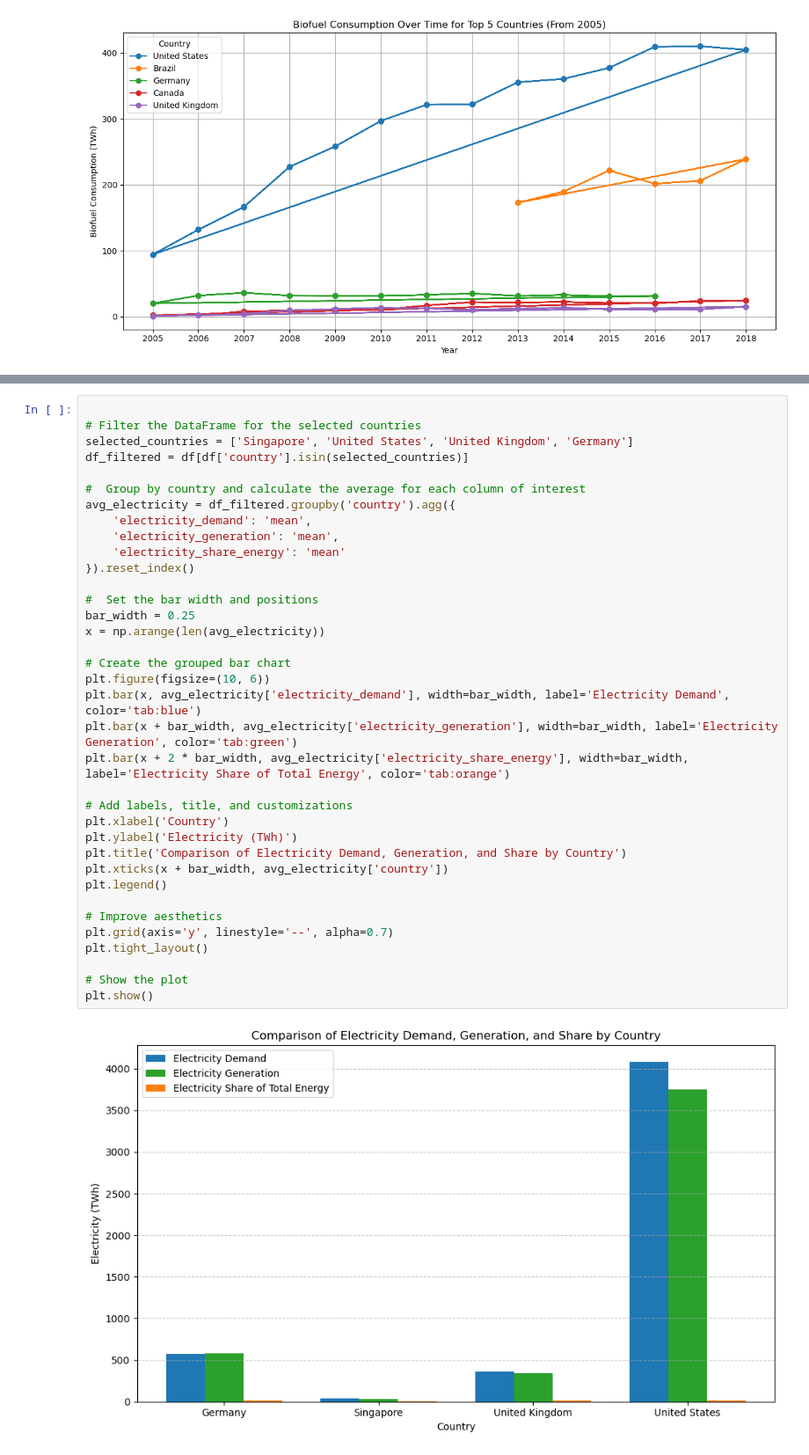
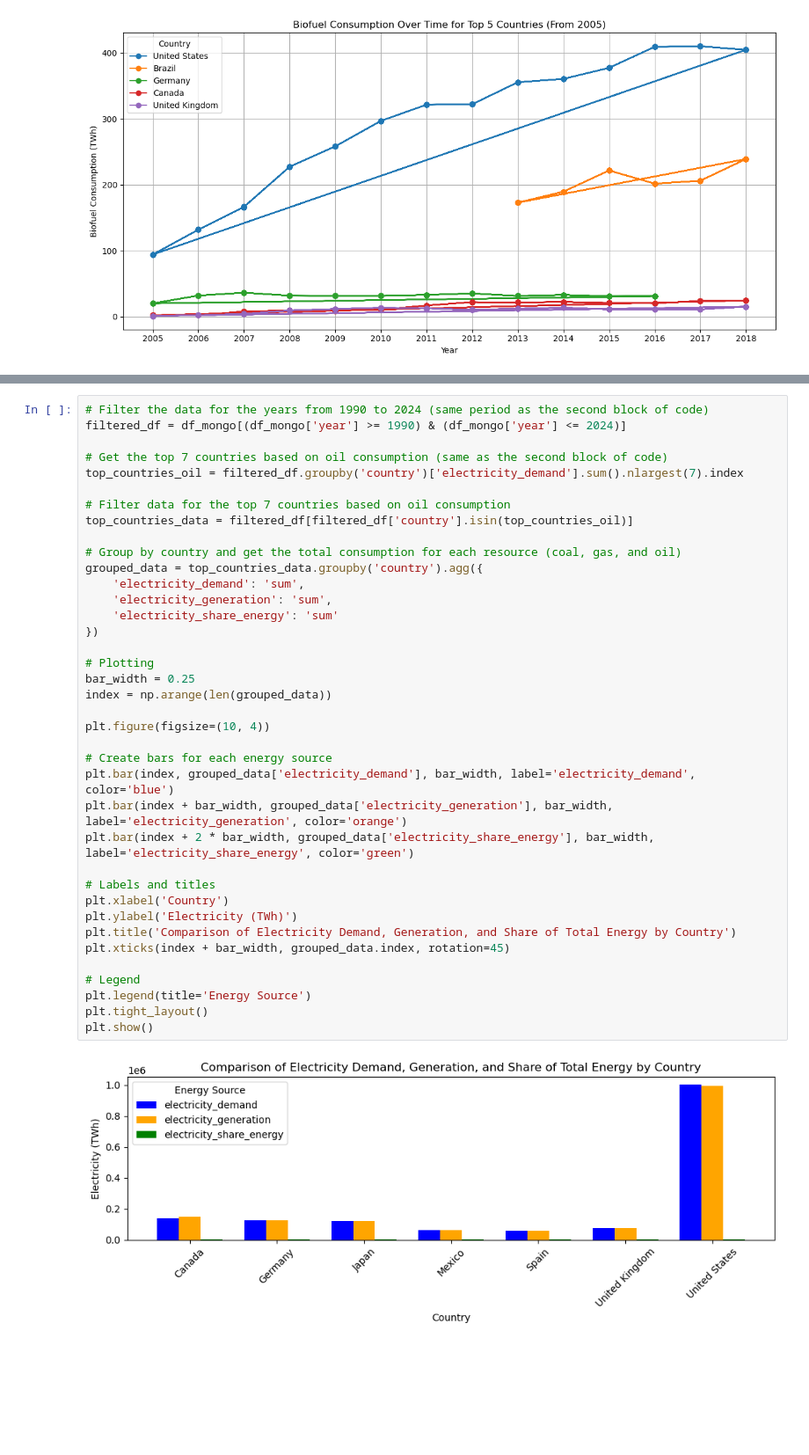
Before and after one commit to singhashishpal/project3_world_energy_consumption, a Jupyter notebook: anu.ipynb, the cells around one changed output, grey strips where cells are left out. Shown at 88% size. Cells and saved outputs as stored; diff of their text form; blank space fills up the shorter version.

```diff
--- a/anu.ipynb
+++ b/anu.ipynb
@@ -262,40 +284,42 @@ plt.show()
 # %% [output]
 [figure]
 # %%
+# Filter the data for the years from 1990 to 2024 (same period as the second block of code)
+filtered_df = df_mongo[(df_mongo['year'] >= 1990) & (df_mongo['year'] <= 2024)]
 
-# Filter the DataFrame for the selected countries
-selected_countries = ['Singapore', 'United States', 'United Kingdom', 'Germany']
-df_filtered = df[df['country'].isin(selected_countries)]
+# Get the top 7 countries based on oil consumption (same as the second block of code)
+top_countries_oil = filtered_df.groupby('country')['electricity_demand'].sum().nlargest(7).index
 
-#  Group by country and calculate the average for each column of interest
-avg_electricity = df_filtered.groupby('country').agg({
-    'electricity_demand': 'mean',
-    'electricity_generation': 'mean',
-    'electricity_share_energy': 'mean'
-}).reset_index()
+# Filter data for the top 7 countries based on oil consumption
+top_countries_data = filtered_df[filtered_df['country'].isin(top_countries_oil)]
 
-#  Set the bar width and positions
+# Group by country and get the total consumption for each resource (coal, gas, and oil)
+grouped_data = top_countries_data.groupby('country').agg({
+    'electricity_demand': 'sum',
+    'electricity_generation': 'sum',
+    'electricity_share_energy': 'sum'
+})
+
+# Plotting
 bar_width = 0.25
-x = np.arange(len(avg_electricity))
+index = np.arange(len(grouped_data))
 
-# Create the grouped bar chart
-plt.figure(figsize=(10, 6))
-plt.bar(x, avg_electricity['electricity_demand'], width=bar_width, label='Electricity Demand', color='tab:blue')
-plt.bar(x + bar_width, avg_electricity['electricity_generation'], width=bar_width, label='Electricity Generation', color='tab:green')
-plt.bar(x + 2 * bar_width, avg_electricity['electricity_share_energy'], width=bar_width, label='Electricity Share of Total Energy', color='tab:orange')
+plt.figure(figsize=(10, 4))
 
-# Add labels, title, and customizations
+# Create bars for each energy source
+plt.bar(index, grouped_data['electricity_demand'], bar_width, label='electricity_demand', color='blue')
+plt.bar(index + bar_width, grouped_data['electricity_generation'], bar_width, label='electricity_generation', color='orange')
+plt.bar(index + 2 * bar_width, grouped_data['electricity_share_energy'], bar_width, label='electricity_share_energy', color='green')
+
+# Labels and titles
 plt.xlabel('Country')
 plt.ylabel('Electricity (TWh)')
-plt.title('Comparison of Electricity Demand, Generation, and Share by Country')
-plt.xticks(x + bar_width, avg_electricity['country'])
-plt.legend()
+plt.title('Comparison of Electricity Demand, Generation, and Share of Total Energy by Country')
+plt.xticks(index + bar_width, grouped_data.index, rotation=45)
 
-# Improve aesthetics
-plt.grid(axis='y', linestyle='--', alpha=0.7)
+# Legend
+plt.legend(title='Energy Source')
 plt.tight_layout()
-
-# Show the plot
 plt.show()
 # %% [output]
-[figure, old version]
+[figure, new version]
```
Also changed, not shown: parts of 10 cells of this notebook.
